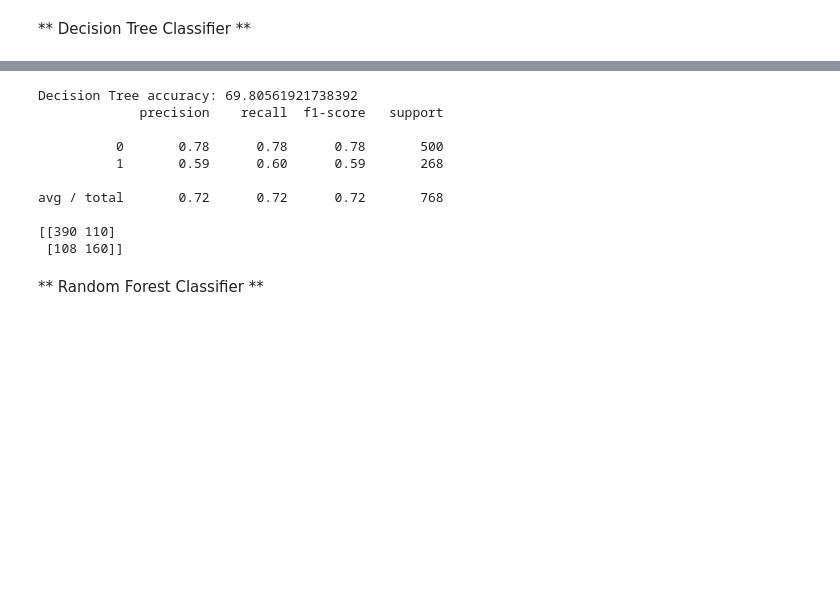
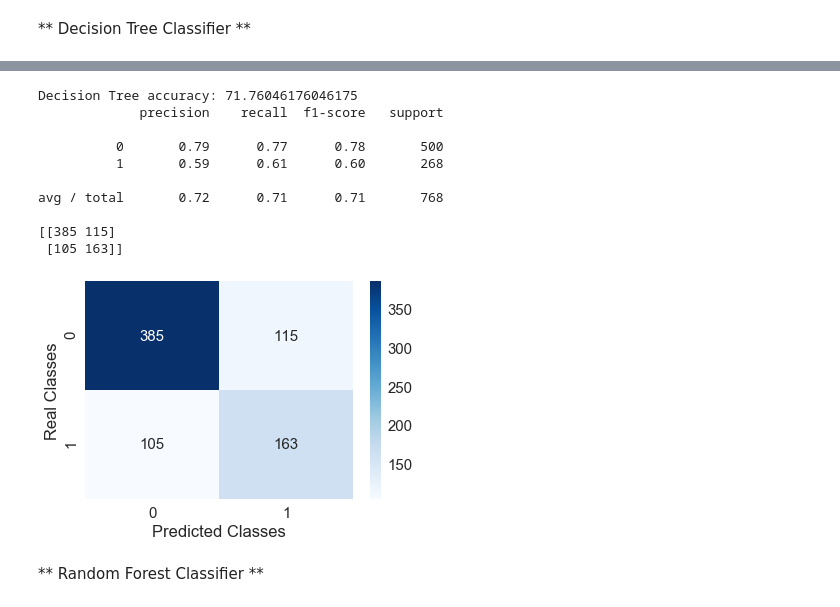
Before and after one commit to durden2/big_data_pk, a Jupyter notebook: Cross-validation.ipynb, the cells around one changed output, grey strips where cells are left out. Cells and saved outputs as stored; diff of their text form; code cells hidden in the pictures; blank space fills up the shorter version.

```diff
--- a/Cross-validation.ipynb
+++ b/Cross-validation.ipynb
@@ -94,18 +112,25 @@ print(score)
 # %%
-print("Decision Tree accuracy: {}".format(accuracy))
+print("Decision Tree accuracy: {}".format(dtree_accuracy))
 print(classification_report(y,predictions))
 print(confusion_matrix(y, predictions))
 # %% [output]
-Decision Tree accuracy: 69.80561921738392
+Decision Tree accuracy: 71.76046176046175
              precision    recall  f1-score   support
 
-          0       0.78      0.78      0.78       500
-          1       0.59      0.60      0.59       268
+          0       0.79      0.77      0.78       500
+          1       0.59      0.61      0.60       268
 
-avg / total       0.72      0.72      0.72       768
+avg / total       0.72      0.71      0.71       768
 
-[[390 110]
- [108 160]]
+[[385 115]
+ [105 163]]
+# %%
+sns.heatmap(confusion_matrix(y, predictions), annot=True, cmap="Blues",fmt='g', annot_kws={"size": 15})
+plt.xlabel('Predicted Classes')
+plt.ylabel('Real Classes')
+plt.savefig('doc/images/confusion_dtree.jpg', dpi = 300)
+# %% [output]
+[figure, added]
 # %% [markdown]
 ** Random Forest Classifier **
 # %%
```
Also changed, not shown: parts of 28 cells of this notebook.
